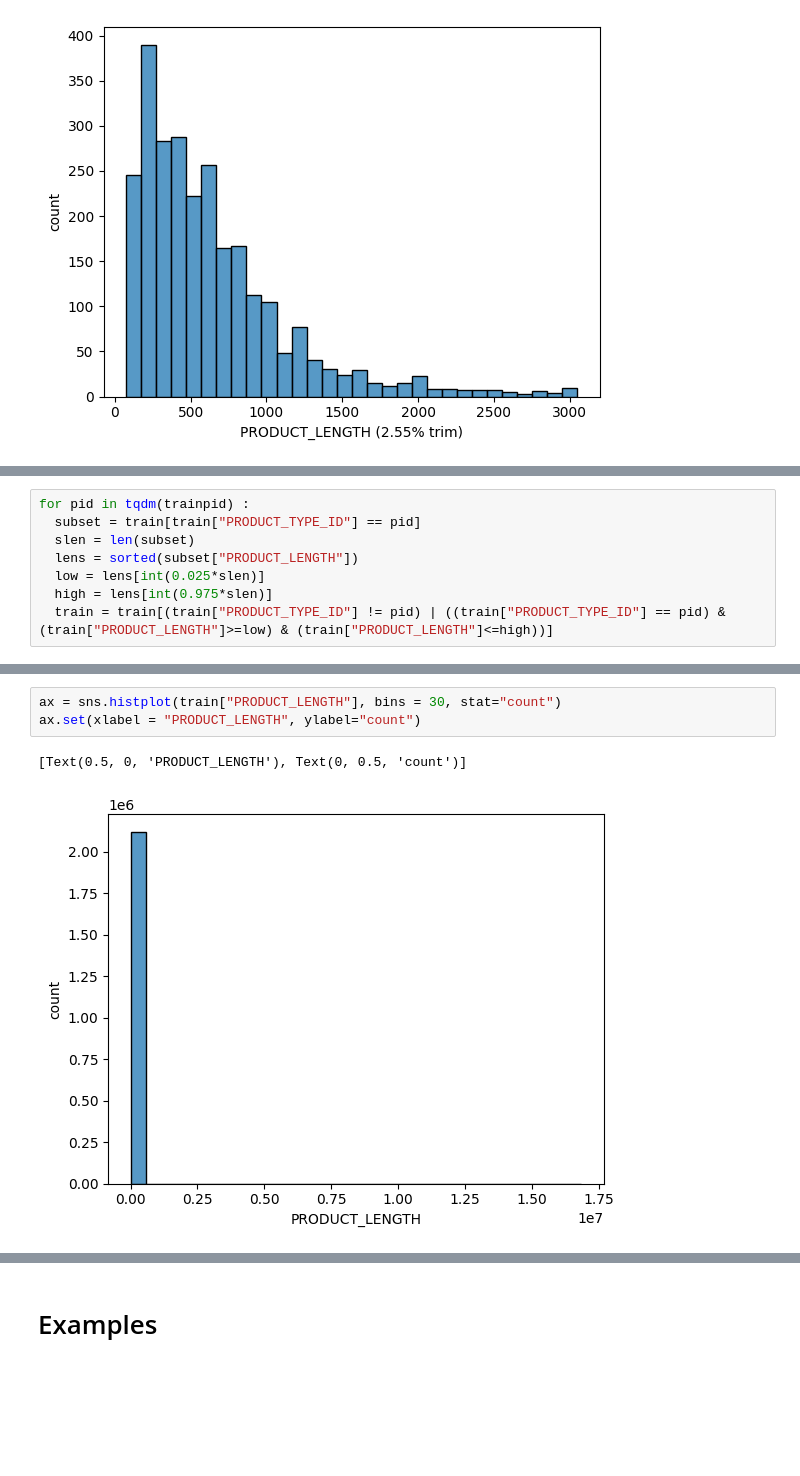
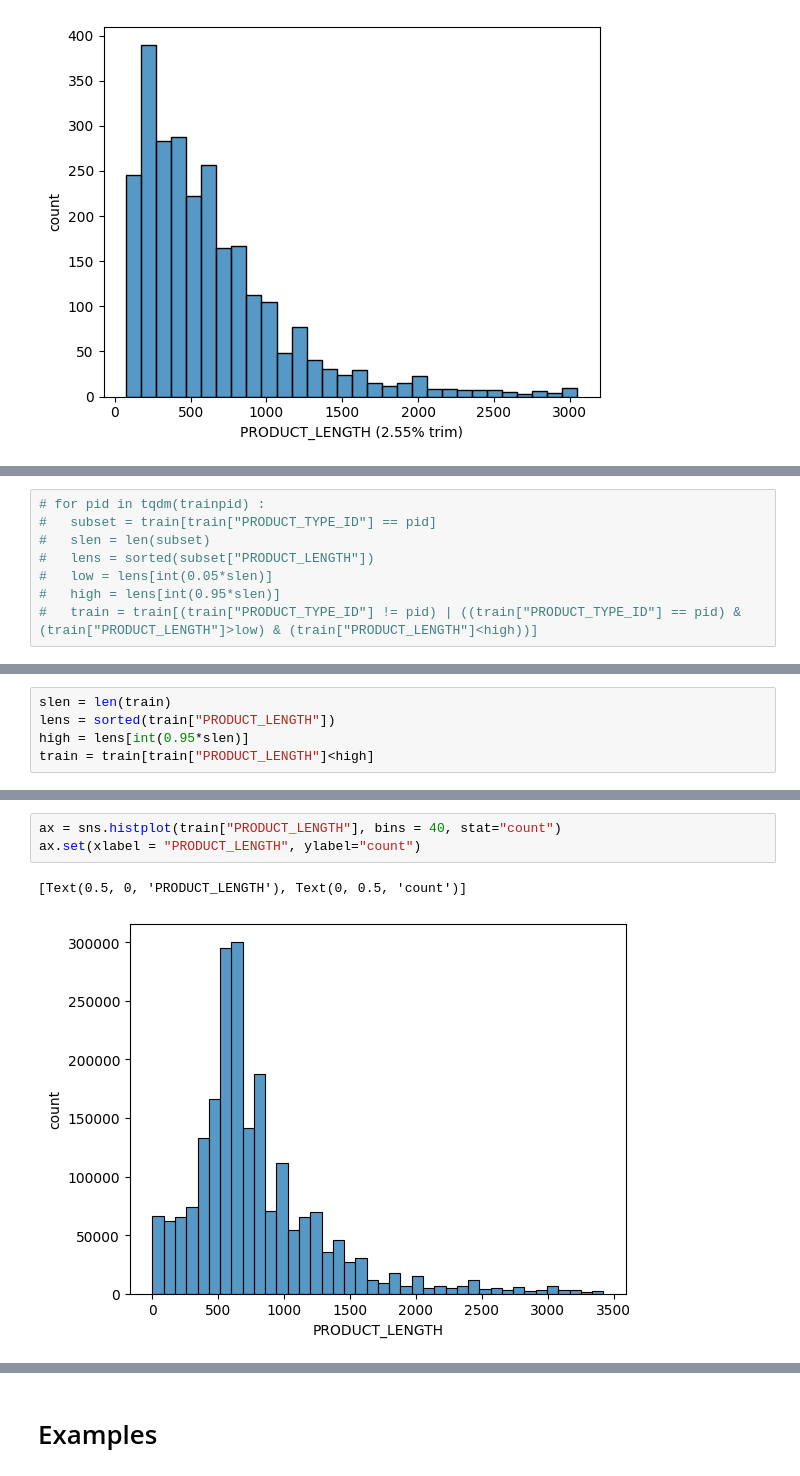
Before and after one commit to PratikGarai/Amazon-ML-Challenge-2023, a Jupyter notebook: Notebooks/Amazon_ML_Challenge_1_Dataset_Exploration.ipynb, the cells around one changed output, grey strips where cells are left out. Cells and saved outputs as stored; diff of their text form; blank space fills up the shorter version.

```diff
--- a/Notebooks/Amazon_ML_Challenge_1_Dataset_Exploration.ipynb
+++ b/Notebooks/Amazon_ML_Challenge_1_Dataset_Exploration.ipynb
@@ -326,9 +326,9 @@ ax.set(xlabel = "PRODUCT_LENGTH (2.55% trim)", ylabel="count")
 # %%
-for pid in tqdm(trainpid) :
-  subset = train[train["PRODUCT_TYPE_ID"] == pid]
-  slen = len(subset)
-  lens = sorted(subset["PRODUCT_LENGTH"])
-  low = lens[int(0.025*slen)]
-  high = lens[int(0.975*slen)]
-  train = train[(train["PRODUCT_TYPE_ID"] != pid) | ((train["PRODUCT_TYPE_ID"] == pid) & (train["PRODUCT_LENGTH"]>=low) & (train["PRODUCT_LENGTH"]<=high))]
+# for pid in tqdm(trainpid) :
+#   subset = train[train["PRODUCT_TYPE_ID"] == pid]
+#   slen = len(subset)
+#   lens = sorted(subset["PRODUCT_LENGTH"])
+#   low = lens[int(0.05*slen)]
+#   high = lens[int(0.95*slen)]
+#   train = train[(train["PRODUCT_TYPE_ID"] != pid) | ((train["PRODUCT_TYPE_ID"] == pid) & (train["PRODUCT_LENGTH"]>low) & (train["PRODUCT_LENGTH"]<high))]
 # %% [markdown]
@@ -335,0 +356,5 @@ for pid in tqdm(trainpid) :
+# %%
+slen = len(train)
+lens = sorted(train["PRODUCT_LENGTH"])
+high = lens[int(0.95*slen)]
+train = train[train["PRODUCT_LENGTH"]<high]
@@ -336,6 +373,6 @@ for pid in tqdm(trainpid) :
 # %%
-ax = sns.histplot(train["PRODUCT_LENGTH"], bins = 30, stat="count")
+ax = sns.histplot(train["PRODUCT_LENGTH"], bins = 40, stat="count")
 ax.set(xlabel = "PRODUCT_LENGTH", ylabel="count")
 # %% [output]
 [Text(0.5, 0, 'PRODUCT_LENGTH'), Text(0, 0.5, 'count')]
-[figure, old version]
+[figure, new version]
```
Also changed, not shown: parts of 26 cells of this notebook.
